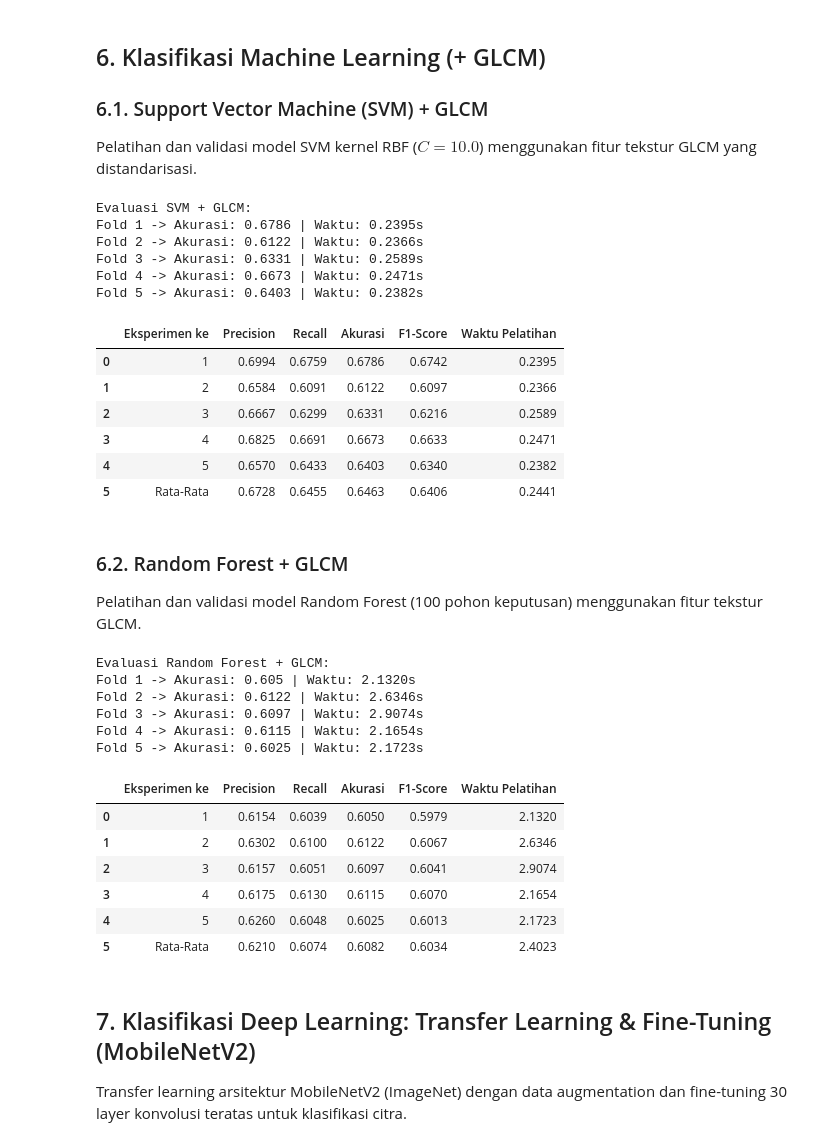
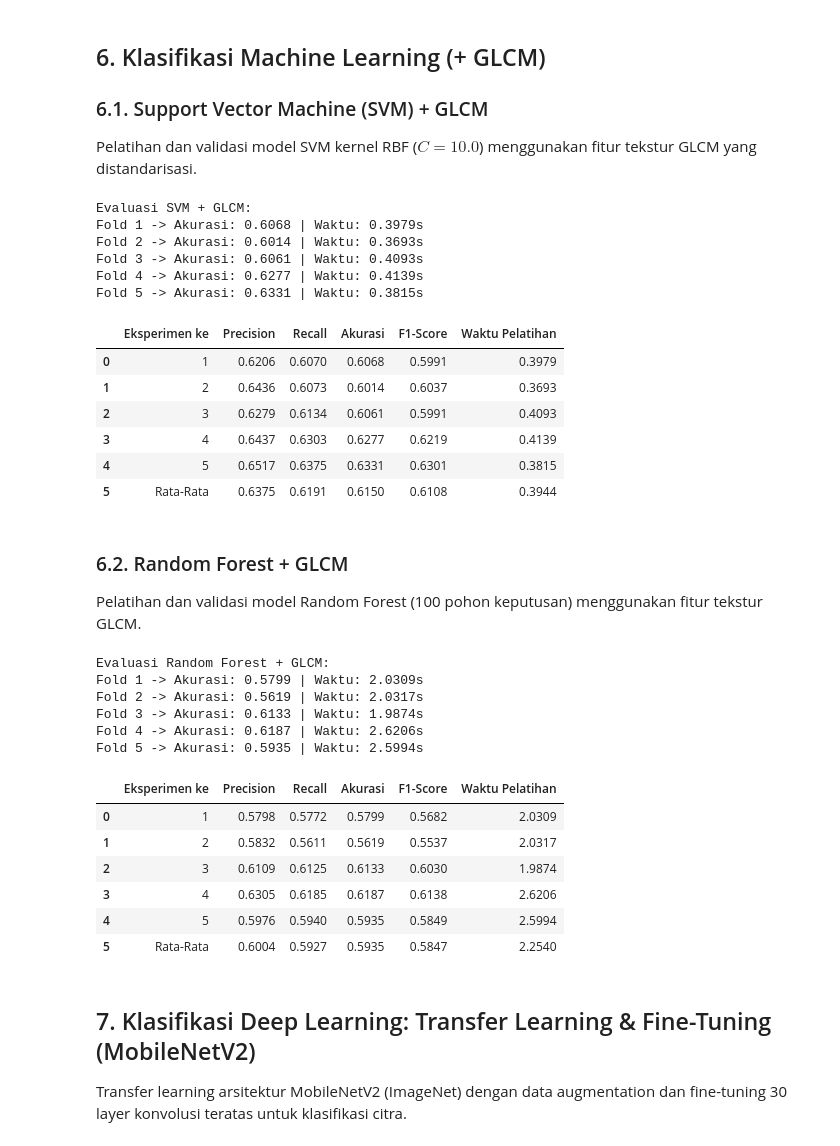
Before and after one commit to DenzelWahyudi/klasifikasi-data-citra-tulisan-tangan, a Jupyter notebook: Klasifikasi_Data_Citra_Export.ipynb, the cells around one changed output. Cells and saved outputs as stored; diff of their text form; code cells hidden in the pictures.

```diff
--- a/Klasifikasi_Data_Citra_Export.ipynb
+++ b/Klasifikasi_Data_Citra_Export.ipynb
@@ -182,10 +200,12 @@ le = LabelEncoder()
 y_encoded = le.fit_transform(labels)
 num_classes = len(le.classes_)
 
-# Preprocessing citra RGB untuk Deep Learning dengan Letterboxing
-print("Memuat citra untuk Deep Learning (menggunakan letterboxing)...")
+DL_IMG_SIZE = (224, 224)
+
+# Preprocessing citra RGB untuk Deep Learning dengan cropping ROI & letterboxing 224x224
+print("Memuat citra untuk Deep Learning (cropping ROI + letterboxing 224x224)...")
 X_images = np.array([
-    np.array(resize_with_letterbox(Image.open(p), target_size=IMG_SIZE, bg_color=(230, 230, 230)).convert('RGB'), dtype=np.float32) / 255.0
+    (np.array(resize_with_letterbox(crop_text_roi(Image.open(p)), target_size=DL_IMG_SIZE, bg_color=(230, 230, 230)).convert('RGB'), dtype=np.float32) / 127.5) - 1.0
     for p in image_paths
 ])
 print("Dimensi tensor citra DL:", X_images.shape)
@@ -218,13 +238,23 @@ def evaluate_kfold(name, model_fn, X, y, folds, is_keras=False, scale=False, fit
         model = model_fn() if callable(model_fn) else clone(model_fn)
 
         t0 = time.time()
-        model.fit(X_train, y_train, **fit_kwargs)
-        durasi = time.time() - t0
-
         if is_keras:
+            callbacks = [
+                tf.keras.callbacks.EarlyStopping(monitor='val_accuracy', patience=6, restore_best_weights=True),
+                tf.keras.callbacks.ReduceLROnPlateau(monitor='val_loss', factor=0.5, patience=3)
+            ]
+            model.fit(
+                X_train, y_train,
+                validation_data=(X_test, y_test),
+                callbacks=callbacks,
+                **fit_kwargs
+            )
             y_pred = np.argmax(model.predict(X_test, verbose=0), axis=1)
         else:
+            model.fit(X_train, y_train, **fit_kwargs)
             y_pred = model.predict(X_test)
+
+        durasi = time.time() - t0
 
         res = {
             'Eksperimen ke': fold_no,
@@ -235,10 +265,10 @@ def evaluate_kfold(name, model_fn, X, y, folds, is_keras=False, scale=False, fit
             'Waktu Pelatihan': round(durasi, 4)
         }
         results.append(res)
-        print(f"Fold {fold_no} -> Akurasi: {res['Akurasi']} | Waktu: {durasi:.4f}s")
+        print(f"Fold {fold_no} -> Akurasi: {res['Akurasi']:.4f} | Waktu: {res['Waktu Pelatihan']:.4f}s")
 
     df = pd.DataFrame(results)
-    rata = {
+    rata_rata = {
         'Eksperimen ke': 'Rata-Rata',
         'Precision': round(df['Precision'].mean(), 4),
         'Recall': round(df['Recall'].mean(), 4),
@@ -246,6 +276,6 @@ def evaluate_kfold(name, model_fn, X, y, folds, is_keras=False, scale=False, fit
         'F1-Score': round(df['F1-Score'].mean(), 4),
         'Waktu Pelatihan': round(df['Waktu Pelatihan'].mean(), 4)
     }
-    df_with_avg = pd.concat([df, pd.DataFrame([rata])], ignore_index=True)
-    return df_with_avg, rata
+    df = pd.concat([df, pd.DataFrame([rata_rata])], ignore_index=True)
+    return df, rata_rata
 # %% [output]
@@ -259,25 +289,25 @@ Pelatihan dan validasi model SVM kernel RBF ($C=10.0$) menggunakan fitur tekstur
 # %%
 # Evaluasi 5-Fold Cross Validation untuk SVM + GLCM
 df_svm, rata_svm = evaluate_kfold(
     "SVM + GLCM",
-    lambda: SVC(kernel='rbf', C=10.0, random_state=42),
+    lambda: SVC(kernel='rbf', C=10.0, class_weight='balanced', random_state=42),
     X_glcm, y_encoded, k_folds, scale=True
 )
 display(df_svm)
 # %% [output]
 Evaluasi SVM + GLCM:
-Fold 1 -> Akurasi: 0.6786 | Waktu: 0.2395s
-Fold 2 -> Akurasi: 0.6122 | Waktu: 0.2366s
-Fold 3 -> Akurasi: 0.6331 | Waktu: 0.2589s
-Fold 4 -> Akurasi: 0.6673 | Waktu: 0.2471s
-Fold 5 -> Akurasi: 0.6403 | Waktu: 0.2382s
+Fold 1 -> Akurasi: 0.6068 | Waktu: 0.3979s
+Fold 2 -> Akurasi: 0.6014 | Waktu: 0.3693s
+Fold 3 -> Akurasi: 0.6061 | Waktu: 0.4093s
+Fold 4 -> Akurasi: 0.6277 | Waktu: 0.4139s
+Fold 5 -> Akurasi: 0.6331 | Waktu: 0.3815s
 |  | Eksperimen ke | Precision | Recall | Akurasi | F1-Score | Waktu Pelatihan |
-| 0 | 1 | 0.6994 | 0.6759 | 0.6786 | 0.6742 | 0.2395 |
-| 1 | 2 | 0.6584 | 0.6091 | 0.6122 | 0.6097 | 0.2366 |
-| 2 | 3 | 0.6667 | 0.6299 | 0.6331 | 0.6216 | 0.2589 |
-| 3 | 4 | 0.6825 | 0.6691 | 0.6673 | 0.6633 | 0.2471 |
-| 4 | 5 | 0.6570 | 0.6433 | 0.6403 | 0.6340 | 0.2382 |
-| 5 | Rata-Rata | 0.6728 | 0.6455 | 0.6463 | 0.6406 | 0.2441 |
+| 0 | 1 | 0.6206 | 0.6070 | 0.6068 | 0.5991 | 0.3979 |
+| 1 | 2 | 0.6436 | 0.6073 | 0.6014 | 0.6037 | 0.3693 |
+| 2 | 3 | 0.6279 | 0.6134 | 0.6061 | 0.5991 | 0.4093 |
+| 3 | 4 | 0.6437 | 0.6303 | 0.6277 | 0.6219 | 0.4139 |
+| 4 | 5 | 0.6517 | 0.6375 | 0.6331 | 0.6301 | 0.3815 |
+| 5 | Rata-Rata | 0.6375 | 0.6191 | 0.6150 | 0.6108 | 0.3944 |
 # %% [markdown]
 ### 6.2. Random Forest + GLCM
 Pelatihan dan validasi model Random Forest (100 pohon keputusan) menggunakan fitur tekstur GLCM.
@@ -285,24 +315,24 @@ Pelatihan dan validasi model Random Forest (100 pohon keputusan) menggunakan fit
 # Evaluasi 5-Fold Cross Validation untuk Random Forest + GLCM
 df_rf, rata_rf = evaluate_kfold(
     "Random Forest + GLCM",
-    lambda: RandomForestClassifier(n_estimators=100, random_state=42),
+    lambda: RandomForestClassifier(n_estimators=100, class_weight='balanced', random_state=42),
     X_glcm, y_encoded, k_folds
 )
 display(df_rf)
 # %% [output]
 Evaluasi Random Forest + GLCM:
-Fold 1 -> Akurasi: 0.605 | Waktu: 2.1320s
-Fold 2 -> Akurasi: 0.6122 | Waktu: 2.6346s
-Fold 3 -> Akurasi: 0.6097 | Waktu: 2.9074s
-Fold 4 -> Akurasi: 0.6115 | Waktu: 2.1654s
-Fold 5 -> Akurasi: 0.6025 | Waktu: 2.1723s
+Fold 1 -> Akurasi: 0.5799 | Waktu: 2.0309s
+Fold 2 -> Akurasi: 0.5619 | Waktu: 2.0317s
+Fold 3 -> Akurasi: 0.6133 | Waktu: 1.9874s
+Fold 4 -> Akurasi: 0.6187 | Waktu: 2.6206s
+Fold 5 -> Akurasi: 0.5935 | Waktu: 2.5994s
 |  | Eksperimen ke | Precision | Recall | Akurasi | F1-Score | Waktu Pelatihan |
-| 0 | 1 | 0.6154 | 0.6039 | 0.6050 | 0.5979 | 2.1320 |
-| 1 | 2 | 0.6302 | 0.6100 | 0.6122 | 0.6067 | 2.6346 |
-| 2 | 3 | 0.6157 | 0.6051 | 0.6097 | 0.6041 | 2.9074 |
-| 3 | 4 | 0.6175 | 0.6130 | 0.6115 | 0.6070 | 2.1654 |
-| 4 | 5 | 0.6260 | 0.6048 | 0.6025 | 0.6013 | 2.1723 |
-| 5 | Rata-Rata | 0.6210 | 0.6074 | 0.6082 | 0.6034 | 2.4023 |
+| 0 | 1 | 0.5798 | 0.5772 | 0.5799 | 0.5682 | 2.0309 |
+| 1 | 2 | 0.5832 | 0.5611 | 0.5619 | 0.5537 | 2.0317 |
+| 2 | 3 | 0.6109 | 0.6125 | 0.6133 | 0.6030 | 1.9874 |
+| 3 | 4 | 0.6305 | 0.6185 | 0.6187 | 0.6138 | 2.6206 |
+| 4 | 5 | 0.5976 | 0.5940 | 0.5935 | 0.5849 | 2.5994 |
+| 5 | Rata-Rata | 0.6004 | 0.5927 | 0.5935 | 0.5847 | 2.2540 |
 # %% [markdown]
 ## 7. Klasifikasi Deep Learning: Transfer Learning & Fine-Tuning (MobileNetV2)
 Transfer learning arsitektur MobileNetV2 (ImageNet) dengan data augmentation dan fine-tuning 30 layer konvolusi teratas untuk klasifikasi citra.
```
Also changed, not shown: parts of 10 cells of this notebook, 18 other files.
